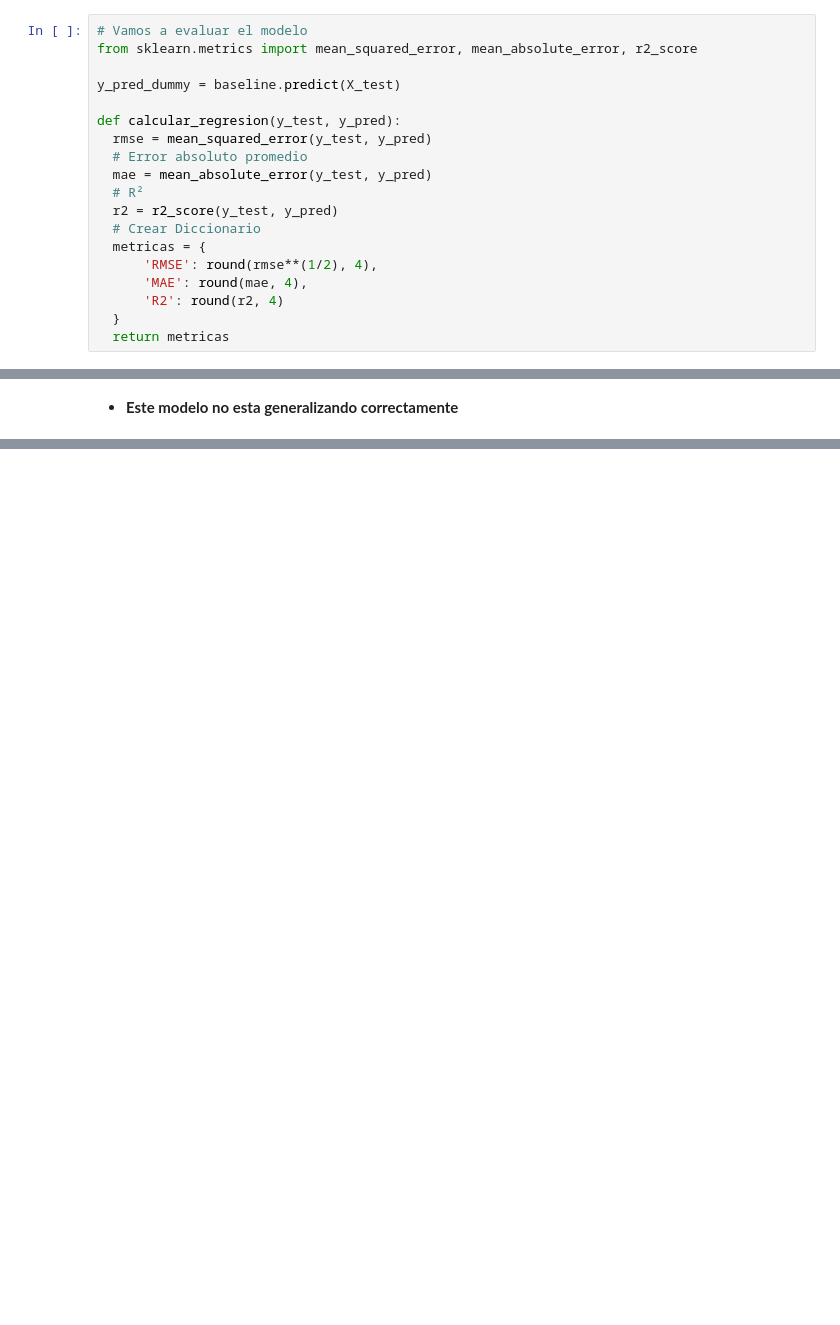
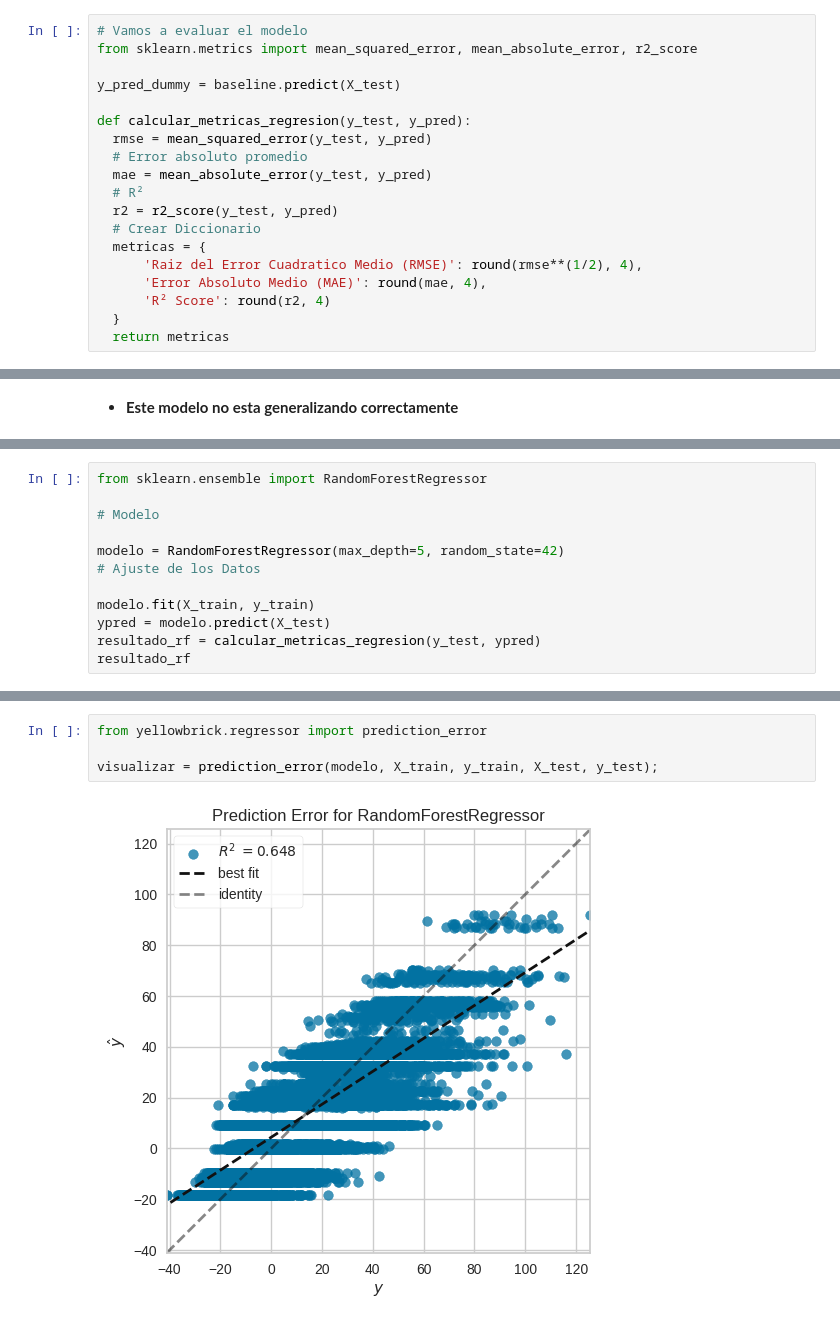
Before and after one commit to LejImkoaj/IA-aumentada, a Jupyter notebook: optimizacion_aeroportuaria.ipynb, the cells around one changed output, grey strips where cells are left out. Cells and saved outputs as stored; diff of their text form; blank space fills up the shorter version.

Commit message:
Seleccion y validacion del modelo

```diff
--- a/optimizacion_aeroportuaria.ipynb
+++ b/optimizacion_aeroportuaria.ipynb
@@ -405,7 +407,7 @@ from sklearn.metrics import mean_squared_error, mean_absolute_error, r2_score
 
 y_pred_dummy = baseline.predict(X_test)
 
-def calcular_regresion(y_test, y_pred):
+def calcular_metricas_regresion(y_test, y_pred):
   rmse = mean_squared_error(y_test, y_pred)
   # Error absoluto promedio
   mae = mean_absolute_error(y_test, y_pred)
@@ -413,9 +415,9 @@ def calcular_regresion(y_test, y_pred):
   r2 = r2_score(y_test, y_pred)
   # Crear Diccionario
   metricas = {
-      'RMSE': round(rmse**(1/2), 4),
-      'MAE': round(mae, 4),
-      'R2': round(r2, 4)
+      'Raiz del Error Cuadratico Medio (RMSE)': round(rmse**(1/2), 4),
+      'Error Absoluto Medio (MAE)': round(mae, 4),
+      'R² Score': round(r2, 4)
   }
   return metricas
 # %%
@@ -513,0 +581,12 @@ El MAPE se utiliza frecuentemente como una métrica de error para evaluar la pre
+# %%
+from sklearn.ensemble import RandomForestRegressor
+
+# Modelo
+
+modelo = RandomForestRegressor(max_depth=5, random_state=42)
+# Ajuste de los Datos
+
+modelo.fit(X_train, y_train)
+ypred = modelo.predict(X_test)
+resultado_rf = calcular_metricas_regresion(y_test, ypred)
+resultado_rf
@@ -513,0 +597,6 @@ El MAPE se utiliza frecuentemente como una métrica de error para evaluar la pre
+# %%
+from yellowbrick.regressor import prediction_error
+
+visualizar = prediction_error(modelo, X_train, y_train, X_test, y_test);
+# %% [output]
+[figure, added]
```
Also changed, not shown: parts of 13 cells of this notebook.
